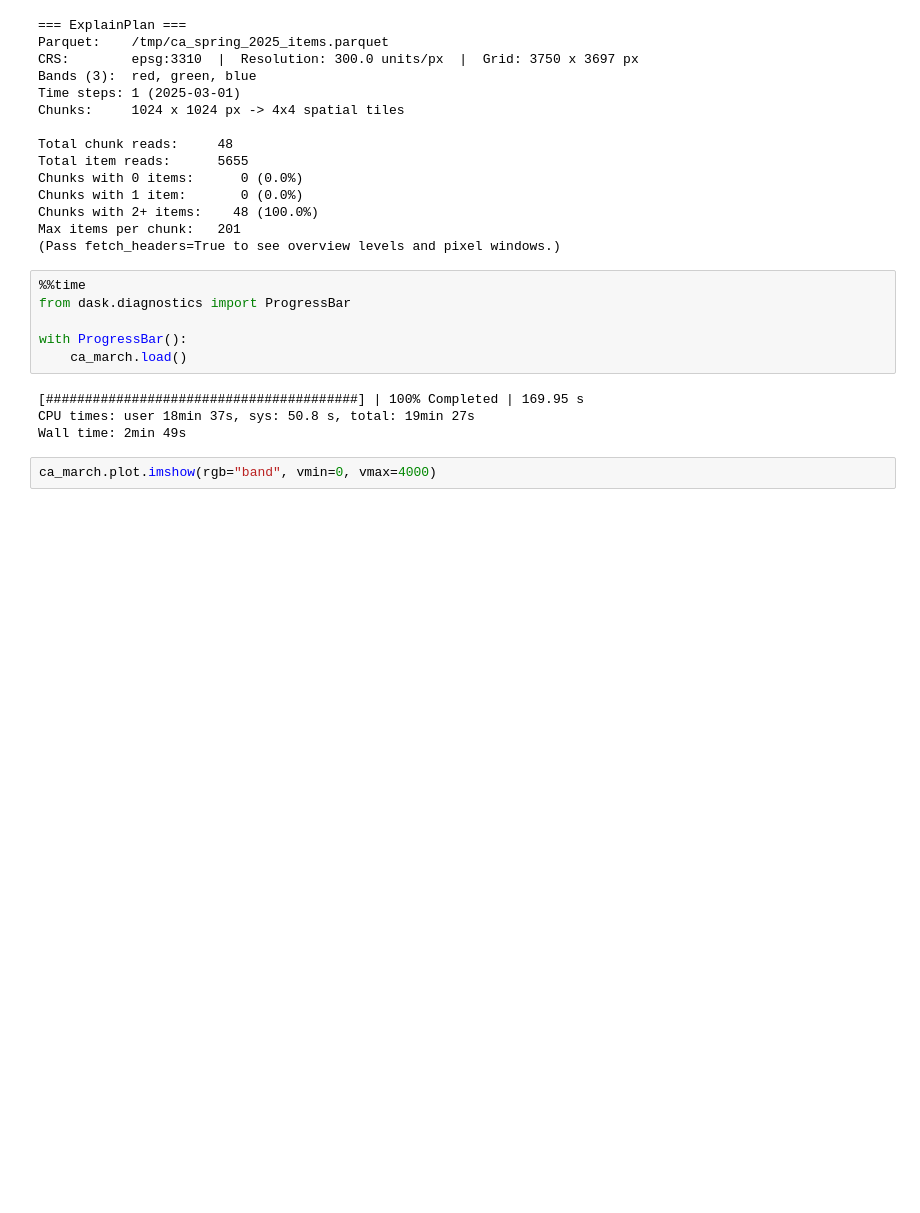
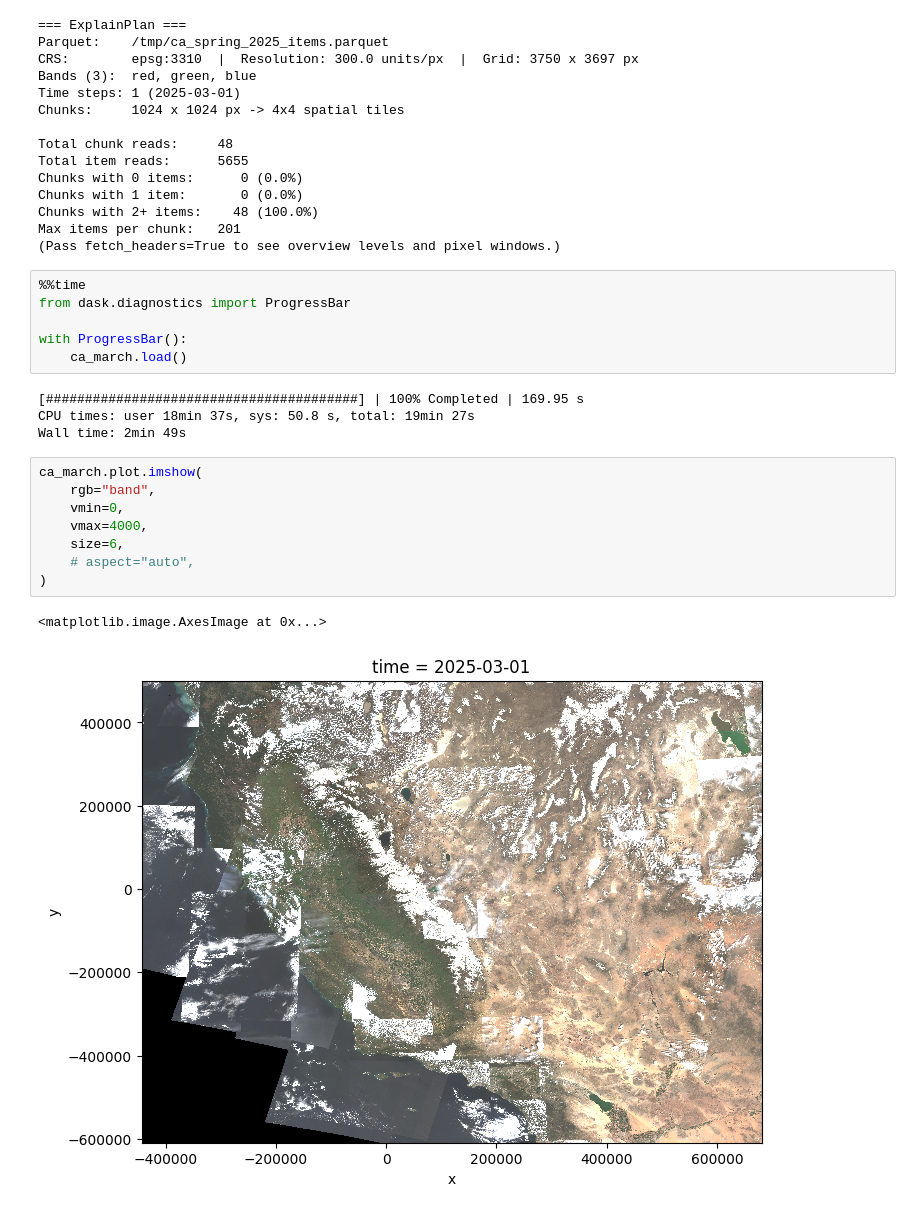
Before and after one commit to hrodmn/stac-cog-xarray, a Jupyter notebook: docs/demo.ipynb, the cells around one changed output. Saved outputs shown, nothing was run; the diff lists cells and outputs as text; blank space fills up the shorter version.

Commit message:
docs: add CA plot to demo notebook

```diff
--- a/docs/demo.ipynb
+++ b/docs/demo.ipynb
@@ -273,4 +273,13 @@ with ProgressBar():
 CPU times: user 18min 37s, sys: 50.8 s, total: 19min 27s
 Wall time: 2min 49s
 # %%
-ca_march.plot.imshow(rgb="band", vmin=0, vmax=4000)
+ca_march.plot.imshow(
+    rgb="band",
+    vmin=0,
+    vmax=4000,
+    size=6,
+    # aspect="auto",
+)
+# %% [output]
+<matplotlib.image.AxesImage at 0x...>
+[figure, added]
```
